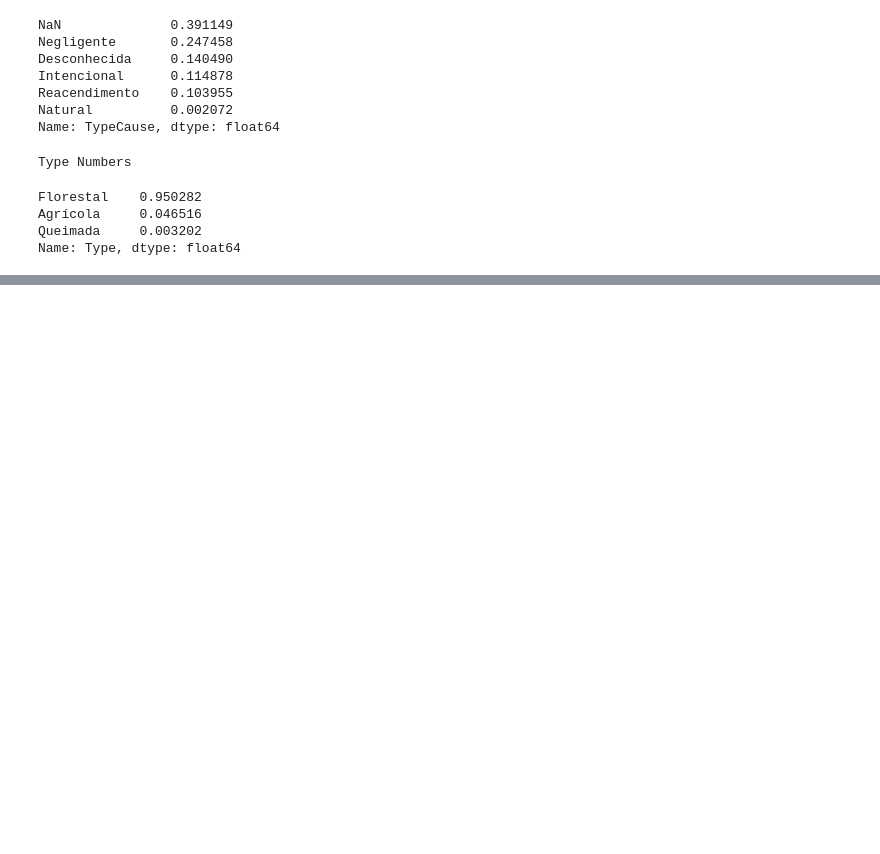
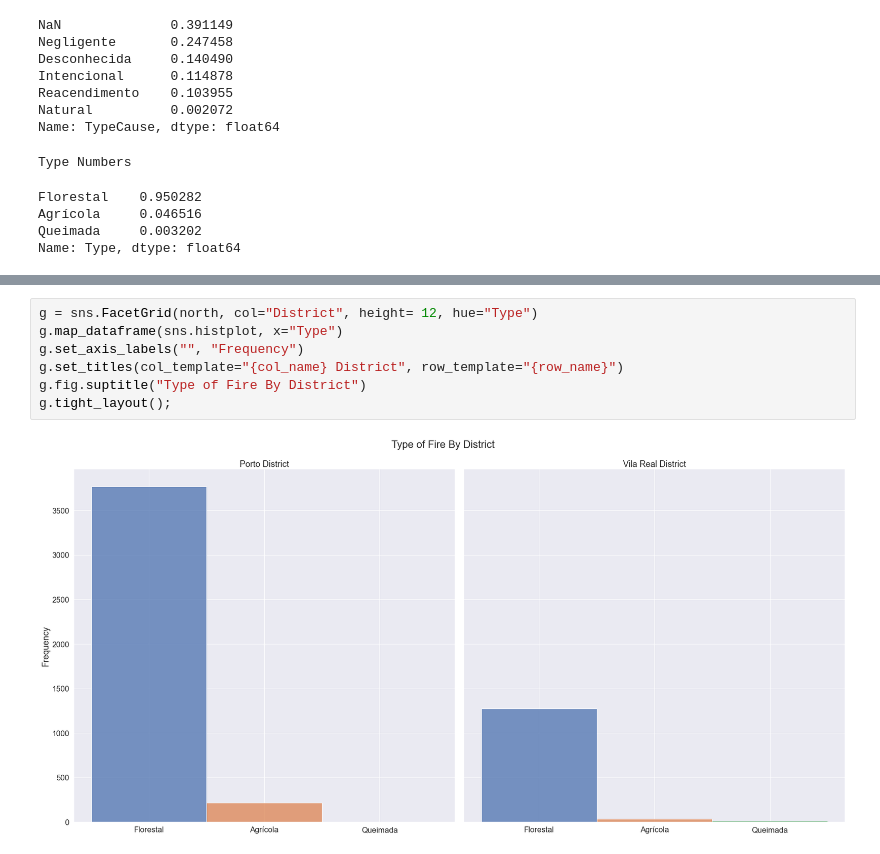
Before and after one commit to Sandokhan/mdse-stats, a Jupyter notebook: fire.ipynb, the cells around one changed output, grey strips where cells are left out. Cells and saved outputs as stored; diff of their text form; blank space fills up the shorter version.

```diff
--- a/fire.ipynb
+++ b/fire.ipynb
@@ -405,0 +318,9 @@ aux[aux.HourTotal < 1]
+# %%
+g = sns.FacetGrid(north, col="District", height= 12, hue="Type")
+g.map_dataframe(sns.histplot, x="Type")
+g.set_axis_labels("", "Frequency")
+g.set_titles(col_template="{col_name} District", row_template="{row_name}")
+g.fig.suptitle("Type of Fire By District")
+g.tight_layout();
+# %% [output]
+[figure, added]
```
Also changed, not shown: parts of 55 cells of this notebook.
